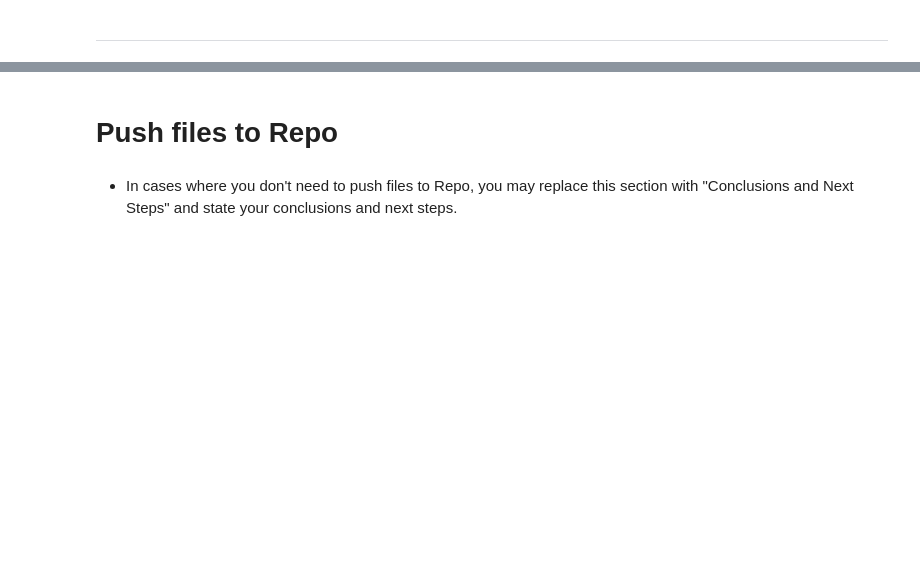
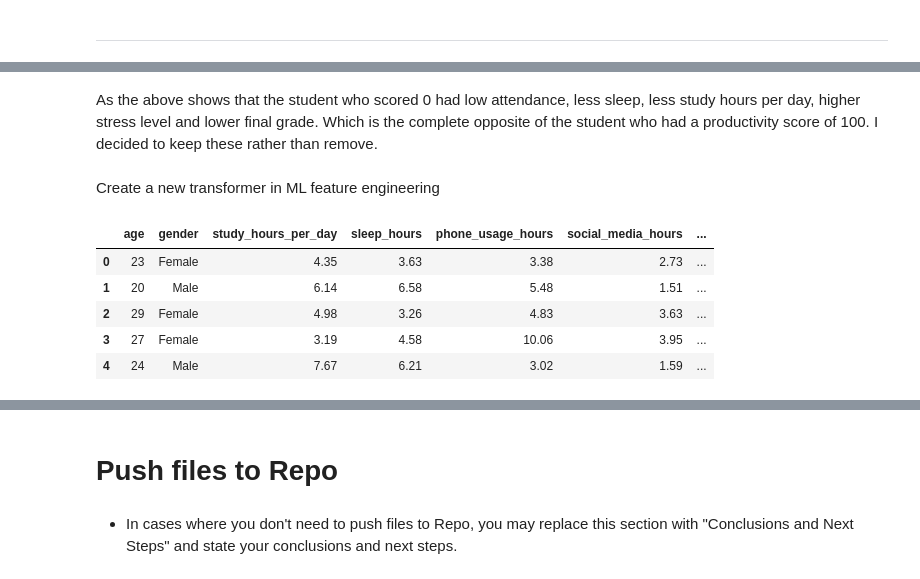
Before and after one commit to lehaanwar/Student-Productivity-and-Behaviours-Project, a Jupyter notebook: jupyter_notebooks/ETL.ipynb, the cells around one changed output, grey strips where cells are left out. Saved outputs shown, nothing was run; the diff lists cells and outputs as text; code cells hidden in the pictures; blank space fills up the shorter version.

```diff
--- a/jupyter_notebooks/ETL.ipynb
+++ b/jupyter_notebooks/ETL.ipynb
@@ -243,0 +327,15 @@ Outliers
+# %% [markdown]
+As the above shows that the student who scored 0 had low attendance, less sleep, less study hours per day, higher stress level and lower final grade. Which is the complete opposite of the student who had a productivity score of 100. I decided to keep these rather than remove.
+# %% [markdown]
+Create a new transformer in ML feature engineering
+# %%
+# create a new feature called 'screen_time', this will be the sum of the time spent on phone, youtube, gaming and social media.
+df['screen_time'] = df['phone_usage_hours'] + df['youtube_hours'] + df['gaming_hours'] + df['social_media_hours']
+df.head()
+# %% [output]
+|  | age | gender | study_hours_per_day | sleep_hours | phone_usage_hours | social_media_hours | ... |
+| 0 | 23 | Female | 4.35 | 3.63 | 3.38 | 2.73 | ... |
+| 1 | 20 | Male | 6.14 | 6.58 | 5.48 | 1.51 | ... |
+| 2 | 29 | Female | 4.98 | 3.26 | 4.83 | 3.63 | ... |
+| 3 | 27 | Female | 3.19 | 4.58 | 10.06 | 3.95 | ... |
+| 4 | 24 | Male | 7.67 | 6.21 | 3.02 | 1.59 | ... |
```
Also changed, not shown: parts of 21 cells of this notebook.
